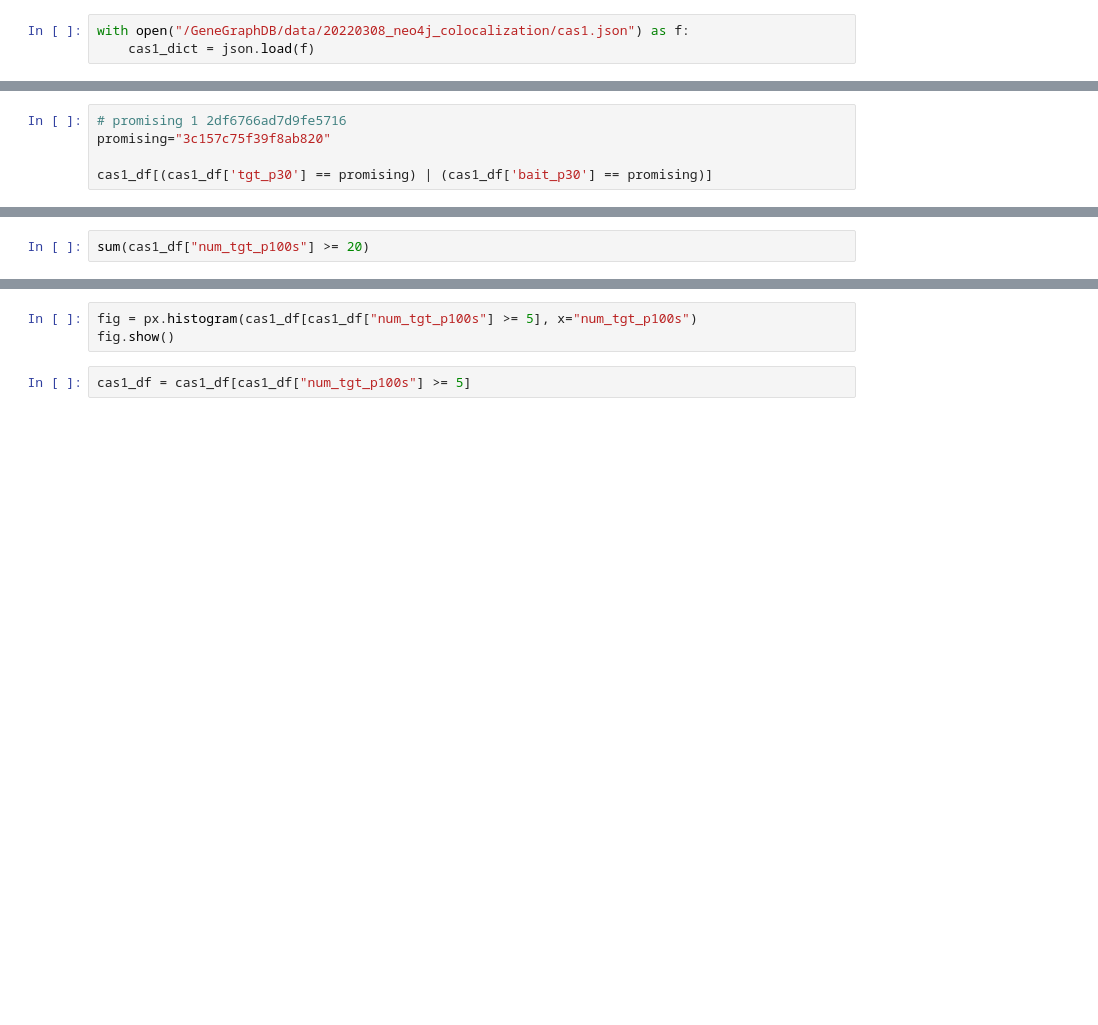
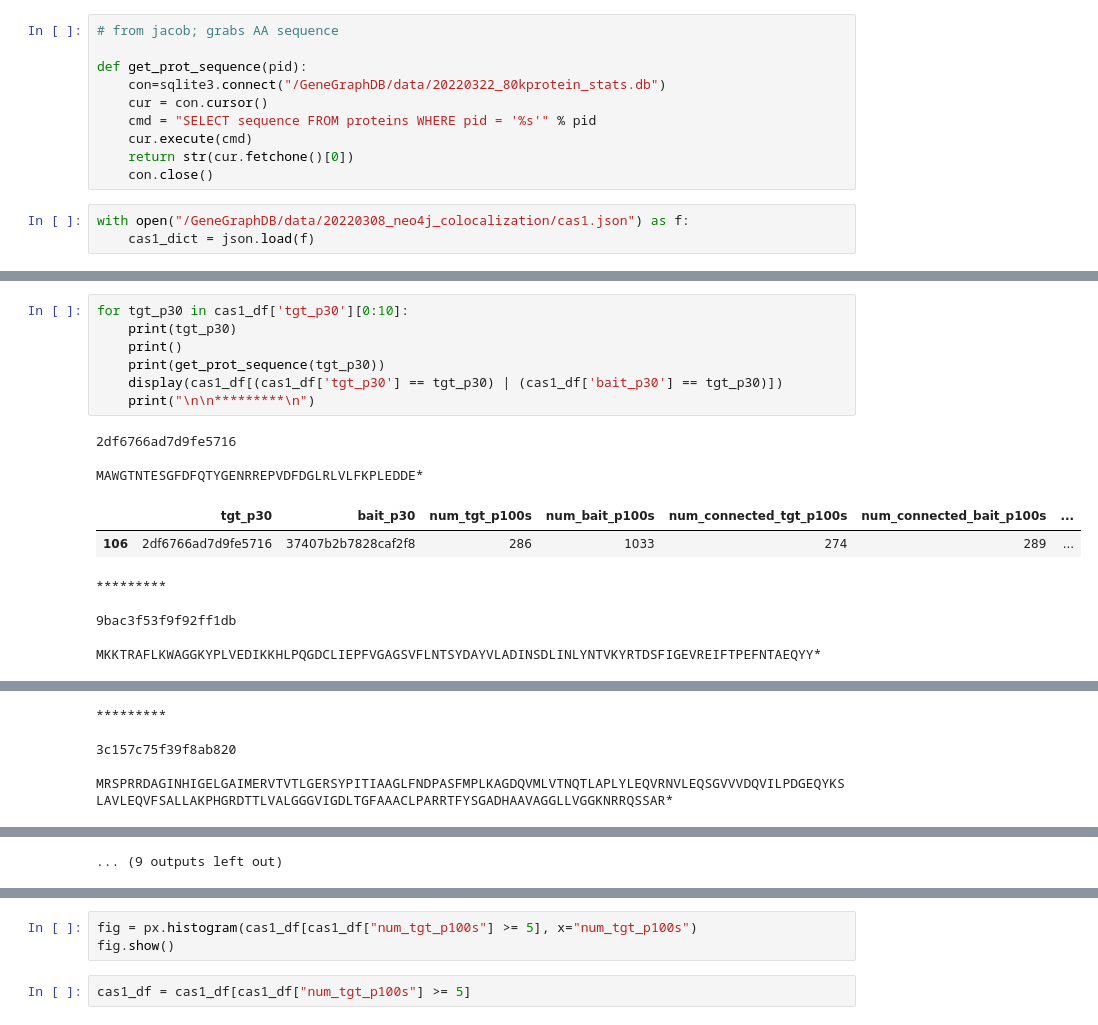
Before and after one commit to pdhsulab/GeneGraphDB, a Jupyter notebook: experimental/john/explore_neo4j_results.ipynb, the cells around one changed output, grey strips where cells are left out. Saved outputs shown, nothing was run; the diff lists cells and outputs as text; blank space fills up the shorter version.

```diff
--- a/experimental/john/explore_neo4j_results.ipynb
+++ b/experimental/john/explore_neo4j_results.ipynb
@@ -6,6 +7,16 @@ import plotly.express as px
 
 from utils import notebook_util
 notebook_util.disp_notebook_full_width()
+# %%
+# from jacob; grabs AA sequence
+
+def get_prot_sequence(pid):
+    con=sqlite3.connect("/GeneGraphDB/data/20220322_80kprotein_stats.db")
+    cur = con.cursor()
+    cmd = "SELECT sequence FROM proteins WHERE pid = '%s'" % pid
+    cur.execute(cmd)
+    return str(cur.fetchone()[0])
+    con.close()
 # %%
 with open("/GeneGraphDB/data/20220308_neo4j_colocalization/cas1.json") as f:
     cas1_dict = json.load(f)
@@ -34,5 +72,18 @@ cas1_df.sort_values('weighted_score', ascending=False)
 # %%
-# promising 1 2df6766ad7d9fe5716
-promising="3c157c75f39f8ab820"
-
-cas1_df[(cas1_df['tgt_p30'] == promising) | (cas1_df['bait_p30'] == promising)]
+for tgt_p30 in cas1_df['tgt_p30'][0:10]:
+    print(tgt_p30)
+    print()
+    print(get_prot_sequence(tgt_p30))
+    display(cas1_df[(cas1_df['tgt_p30'] == tgt_p30) | (cas1_df['bait_p30'] == tgt_p30)])
+    print("\n\n*********\n")
+# %% [output]
+2df6766ad7d9fe5716
+
+MAWGTNTESGFDFQTYGENRREPVDFDGLRLVLFKPLEDDE*
+|  | tgt_p30 | bait_p30 | num_tgt_p100s | num_bait_p100s | num_connected_tgt_p100s | num_connected_bait_p100s | ... |
+| 106 | 2df6766ad7d9fe5716 | 37407b2b7828caf2f8 | 286 | 1033 | 274 | 289 | ... |
+*********
+
+9bac3f53f9f92ff1db
+
+MKKTRAFLKWAGGKYPLVEDIKKHLPQGDCLIEPFVGAGSVFLNTSYDAYVLADINSDLINLYNTVKYRTDSFIGEVREIFTPEFNTAEQYY*
@@ -38,0 +92,5 @@ cas1_df[(cas1_df['tgt_p30'] == promising) | (cas1_df['bait_p30'] == promising)]
+*********
+
+3c157c75f39f8ab820
+
+MRSPRRDAGINHIGELGAIMERVTVTLGERSYPITIAAGLFNDPASFMPLKAGDQVMLVTNQTLAPLYLEQVRNVLEQSGVVVDQVILPDGEQYKSLAVLEQVFSALLAKPHGRDTTLVALGGGVIGDLTGFAAACLPARRTFYSGADHAAVAGGLLVGGKNRRQSSAR*
@@ -39,2 +120 @@ cas1_df[(cas1_df['tgt_p30'] == promising) | (cas1_df['bait_p30'] == promising)]
+... (9 outputs left out)
-# %%
-sum(cas1_df["num_tgt_p100s"] >= 20)
```
Also changed, not shown: parts of 6 cells of this notebook, 1 other file.
